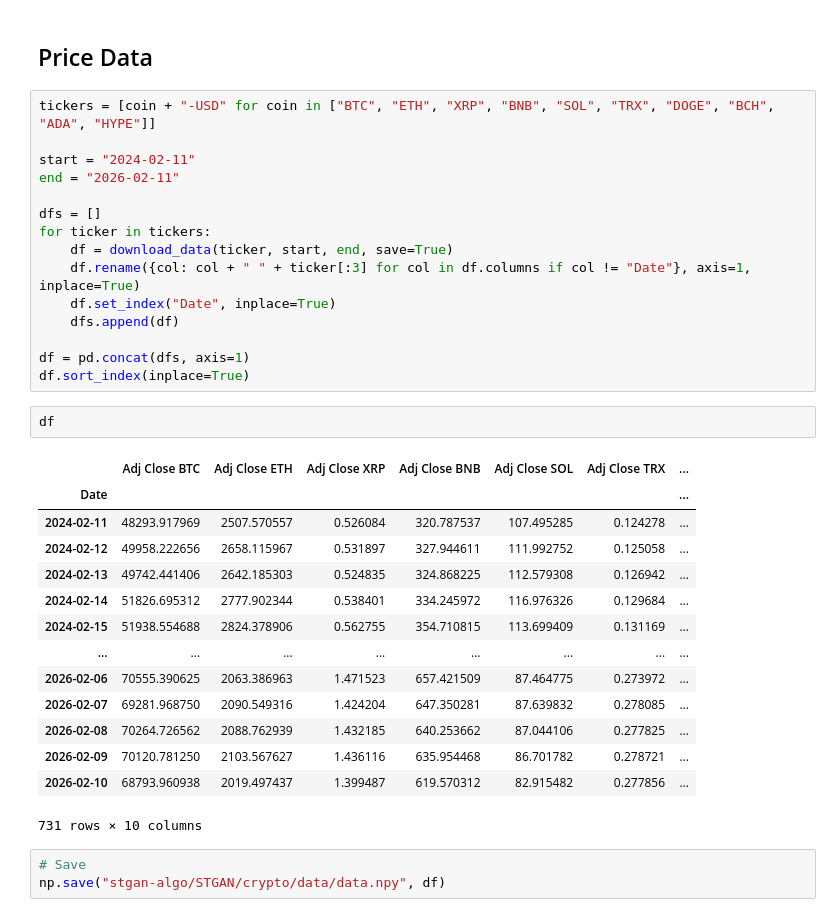
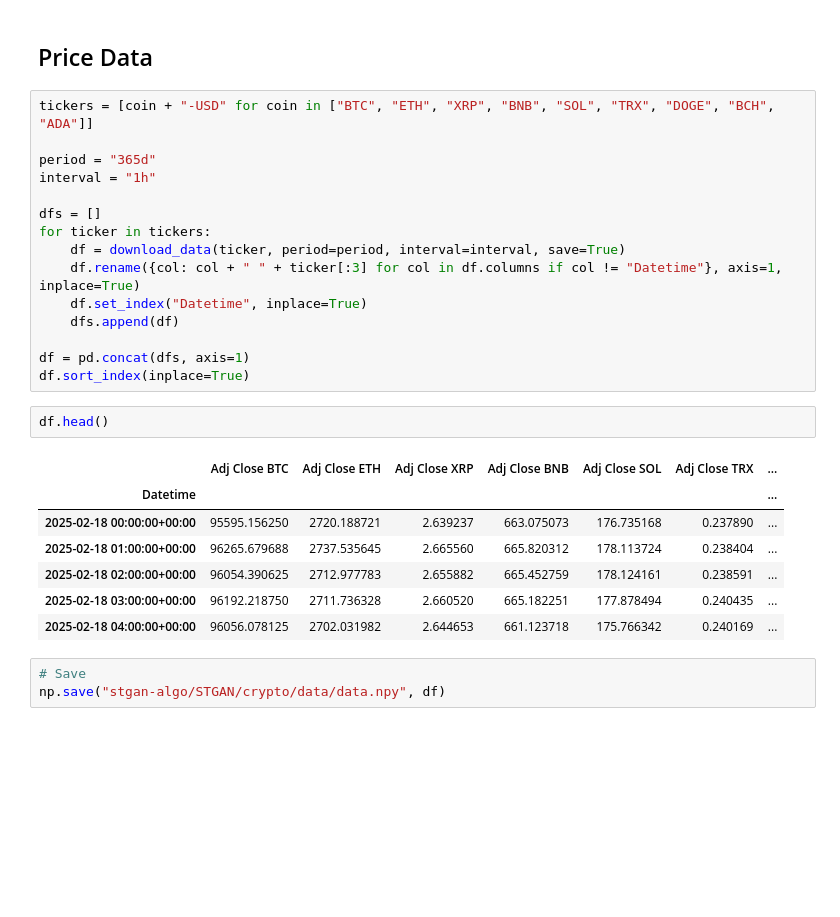
Before and after one commit to fgias/stock-price-anomaly-detection, a Jupyter notebook: crypto_data.ipynb, the cells around one changed output. Saved outputs shown, nothing was run; the diff lists cells and outputs as text; blank space fills up the shorter version.

```diff
--- a/crypto_data.ipynb
+++ b/crypto_data.ipynb
@@ -11,37 +11,30 @@ from data_processing import download_data
 # %% [markdown]
 ## Price Data
 # %%
-tickers = [coin + "-USD" for coin in ["BTC", "ETH", "XRP", "BNB", "SOL", "TRX", "DOGE", "BCH", "ADA", "HYPE"]]
+tickers = [coin + "-USD" for coin in ["BTC", "ETH", "XRP", "BNB", "SOL", "TRX", "DOGE", "BCH", "ADA"]]
 
-start = "2024-02-11"
-end = "2026-02-11"
+period = "365d"
+interval = "1h"
 
 dfs = []
 for ticker in tickers:
-    df = download_data(ticker, start, end, save=True)
-    df.rename({col: col + " " + ticker[:3] for col in df.columns if col != "Date"}, axis=1, inplace=True)
-    df.set_index("Date", inplace=True)
+    df = download_data(ticker, period=period, interval=interval, save=True)
+    df.rename({col: col + " " + ticker[:3] for col in df.columns if col != "Datetime"}, axis=1, inplace=True)
+    df.set_index("Datetime", inplace=True)
     dfs.append(df)
 
 df = pd.concat(dfs, axis=1)
 df.sort_index(inplace=True)
-# %%
-df
-# %% [output]
-|  | Adj Close BTC | Adj Close ETH | Adj Close XRP | Adj Close BNB | Adj Close SOL | Adj Close TRX | ... |
-| Date |  |  |  |  |  |  | ... |
-| 2024-02-11 | 48293.917969 | 2507.570557 | 0.526084 | 320.787537 | 107.495285 | 0.124278 | ... |
-| 2024-02-12 | 49958.222656 | 2658.115967 | 0.531897 | 327.944611 | 111.992752 | 0.125058 | ... |
-| 2024-02-13 | 49742.441406 | 2642.185303 | 0.524835 | 324.868225 | 112.579308 | 0.126942 | ... |
-| 2024-02-14 | 51826.695312 | 2777.902344 | 0.538401 | 334.245972 | 116.976326 | 0.129684 | ... |
-| 2024-02-15 | 51938.554688 | 2824.378906 | 0.562755 | 354.710815 | 113.699409 | 0.131169 | ... |
-| ... | ... | ... | ... | ... | ... | ... | ... |
-| 2026-02-06 | 70555.390625 | 2063.386963 | 1.471523 | 657.421509 | 87.464775 | 0.273972 | ... |
-| 2026-02-07 | 69281.968750 | 2090.549316 | 1.424204 | 647.350281 | 87.639832 | 0.278085 | ... |
-| 2026-02-08 | 70264.726562 | 2088.762939 | 1.432185 | 640.253662 | 87.044106 | 0.277825 | ... |
-| 2026-02-09 | 70120.781250 | 2103.567627 | 1.436116 | 635.954468 | 86.701782 | 0.278721 | ... |
-| 2026-02-10 | 68793.960938 | 2019.497437 | 1.399487 | 619.570312 | 82.915482 | 0.277856 | ... |
-731 rows × 10 columns
+# %%
+df.head()
+# %% [output]
+|  | Adj Close BTC | Adj Close ETH | Adj Close XRP | Adj Close BNB | Adj Close SOL | Adj Close TRX | ... |
+| Datetime |  |  |  |  |  |  | ... |
+| 2025-02-18 00:00:00+00:00 | 95595.156250 | 2720.188721 | 2.639237 | 663.075073 | 176.735168 | 0.237890 | ... |
+| 2025-02-18 01:00:00+00:00 | 96265.679688 | 2737.535645 | 2.665560 | 665.820312 | 178.113724 | 0.238404 | ... |
+| 2025-02-18 02:00:00+00:00 | 96054.390625 | 2712.977783 | 2.655882 | 665.452759 | 178.124161 | 0.238591 | ... |
+| 2025-02-18 03:00:00+00:00 | 96192.218750 | 2711.736328 | 2.660520 | 665.182251 | 177.878494 | 0.240435 | ... |
+| 2025-02-18 04:00:00+00:00 | 96056.078125 | 2702.031982 | 2.644653 | 661.123718 | 175.766342 | 0.240169 | ... |
 # %%
 # Save
 np.save("stgan-algo/STGAN/crypto/data/data.npy", df)
```
Also changed, not shown: parts of 14 cells of this notebook, 1 other file.
